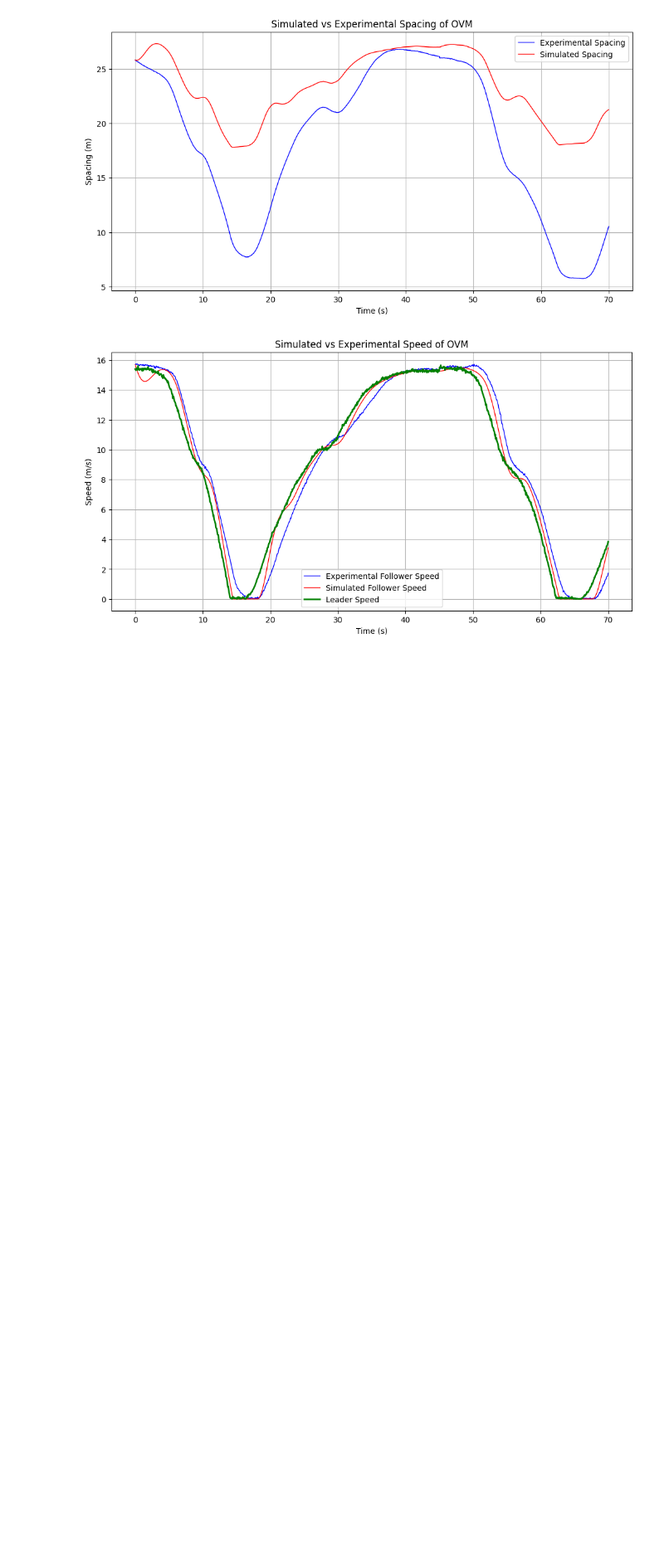
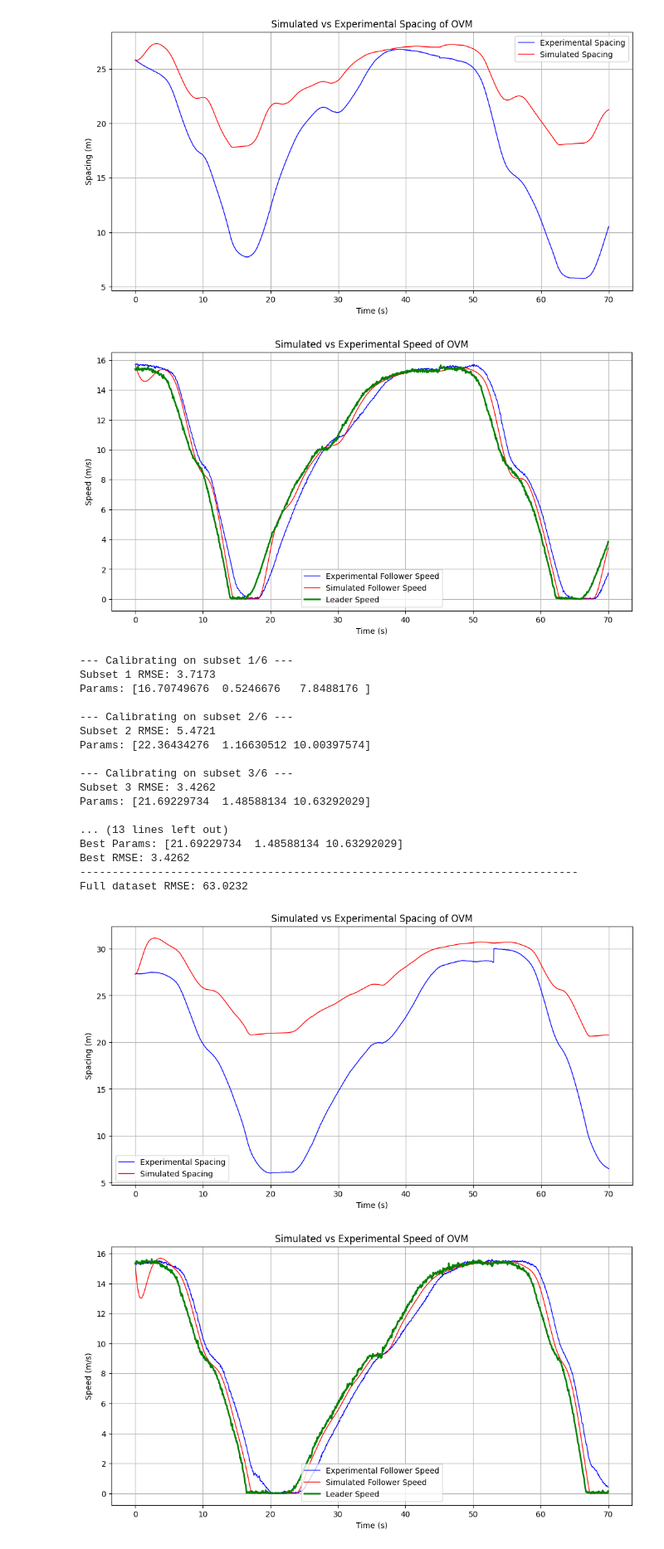
Before and after one commit to AARC-lab/car-following-behavior-EVACC-paper-recreation, a Jupyter notebook: notebook/ovm_calibaration.ipynb, the cells around one changed output. Shown: that part at 83% size. Cells and saved outputs as stored; diff of their text form; code cells hidden in the pictures; blank space fills up the shorter version.

```diff
--- a/notebook/ovm_calibaration.ipynb
+++ b/notebook/ovm_calibaration.ipynb
@@ -182,15 +180,14 @@ def test_and_viz_full_dataset(df, best_params,model_name,report_path, limit=None
     plt.savefig(f"{report_path}{model_name}_speed.png")
     plt.show()
 # %%
-# --- Example Main Flow ---
-if __name__ == '__main__':
-    df = pd.read_csv("../data/combined_data.csv")
-    df['Speed Follower'] = kmh_to_ms(df['Speed Follower'])
-    df['Speed Leader'] = kmh_to_ms(df['Speed Leader'])
 
-    medium_gap_df = df[df['gap_setting'] == 'Medium']
-    best_params = calibrate_ovm(medium_gap_df)
-    test_and_viz_full_dataset(medium_gap_df, best_params, model_name="OVM", report_path="../REPORTS/OVM/", limit=(0, 70))
+df = pd.read_csv("../data/combined_data.csv")
+df['Speed Follower'] = kmh_to_ms(df['Speed Follower'])
+df['Speed Leader'] = kmh_to_ms(df['Speed Leader'])
+
+medium_gap_df = df[df['gap_setting'] == 'Medium']
+best_params = calibrate_ovm(medium_gap_df)
+test_and_viz_full_dataset(medium_gap_df, best_params, model_name="OVM", report_path="../REPORTS/OVM/", limit=(0, 70))
 # %% [output]
 --- Calibrating on subset 1/6 ---
 Subset 1 RMSE: 5.0435
@@ -211,3 +208,27 @@ Best RMSE: 3.5158
 Full dataset RMSE: 53.6896
 [figure]
 [figure]
+# %%
+long_gap_df = df[df['gap_setting'] == 'Long']
+best_params = calibrate_ovm(long_gap_df)
+test_and_viz_full_dataset(long_gap_df, best_params, model_name="OVM", report_path="../REPORTS/OVM/", limit=(0, 70))
+# %% [output]
+--- Calibrating on subset 1/6 ---
+Subset 1 RMSE: 3.7173
+Params: [16.70749676  0.5246676   7.8488176 ]
+
+--- Calibrating on subset 2/6 ---
+Subset 2 RMSE: 5.4721
+Params: [22.36434276  1.16630512 10.00397574]
+
+--- Calibrating on subset 3/6 ---
+Subset 3 RMSE: 3.4262
+Params: [21.69229734  1.48588134 10.63292029]
+
+... (13 lines left out)
+Best Params: [21.69229734  1.48588134 10.63292029]
+Best RMSE: 3.4262
+-----------------------------------------------------------------------------
+Full dataset RMSE: 63.0232
+[figure, added]
+[figure, added]
```
Also changed, not shown: parts of 2 cells of this notebook, 3 other files.
